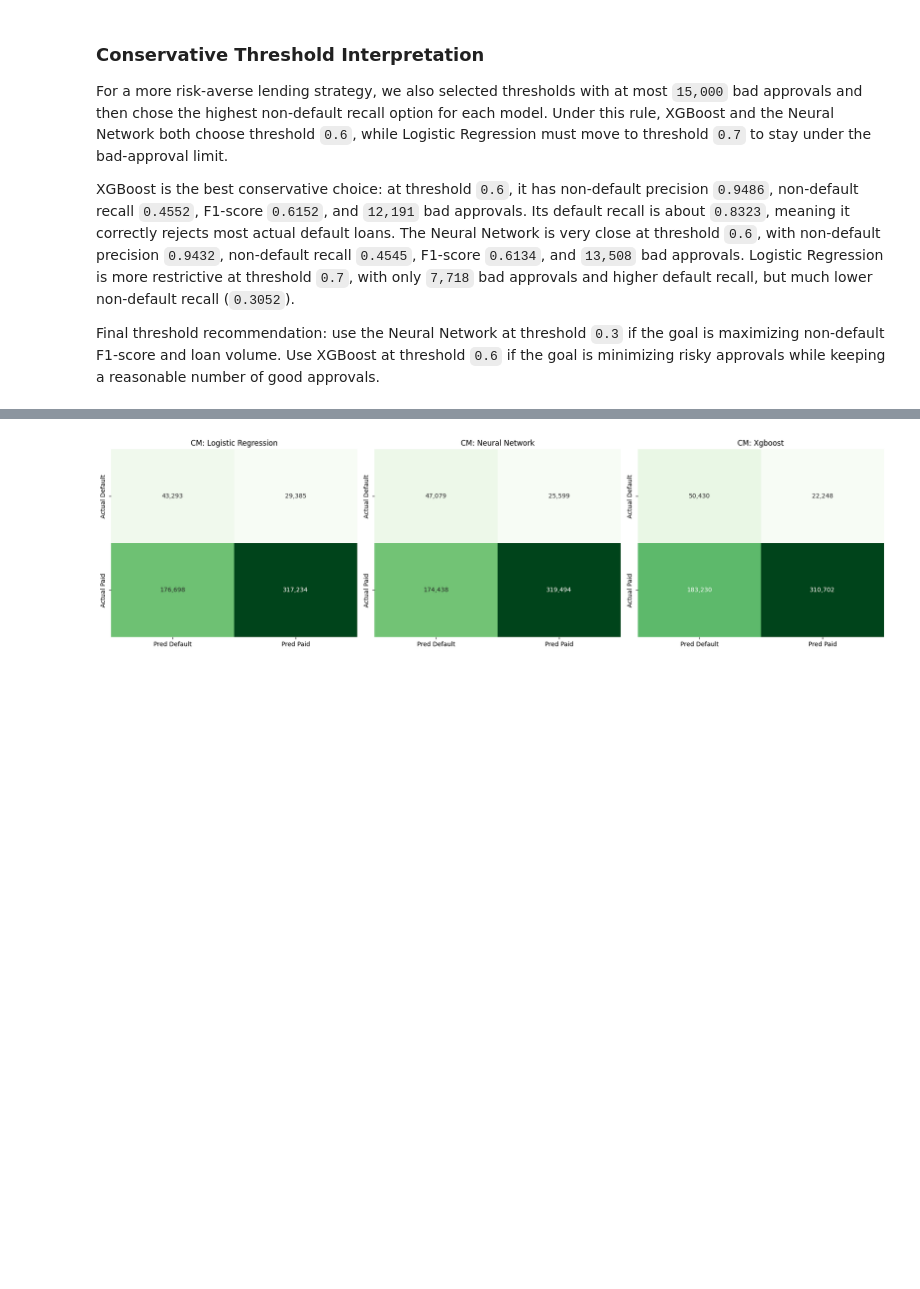
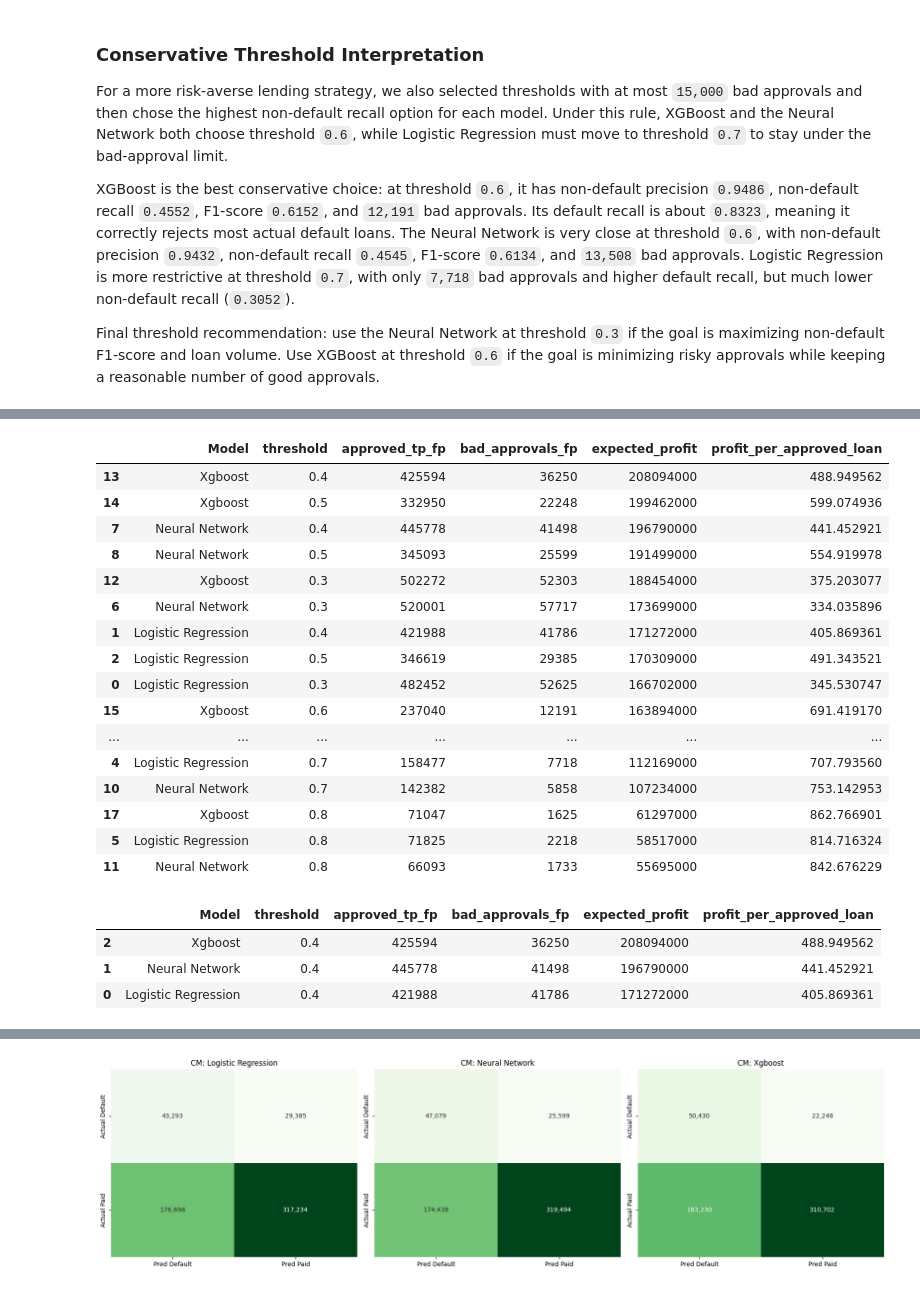
Before and after one commit to aliahhmad/rit_csci_635_ml_project, a Jupyter notebook: Phase_3_Results_And_Evaluation_2026-04-22.ipynb, the cells around one changed output, grey strips where cells are left out. Saved outputs shown, nothing was run; the diff lists cells and outputs as text; code cells hidden in the pictures; blank space fills up the shorter version.

Commit message:
Added cost/profit analysis in phase 3, and corrected comments/markdowns in phase 2 for cosistency with results'

```diff
--- a/Phase_3_Results_And_Evaluation_2026-04-22.ipynb
+++ b/Phase_3_Results_And_Evaluation_2026-04-22.ipynb
@@ -230,0 +245,67 @@ Final threshold recommendation: use the Neural Network at threshold `0.3` if the
+# %%
+profit_per_good_loan = 1000
+loss_per_bad_loan = 5000
+
+profit_df = all_thresholds_combined.copy()
+
+profit_df["expected_profit"] = (
+    profit_df["tp"] * profit_per_good_loan
+    - profit_df["fp"] * loss_per_bad_loan
+)
+
+profit_df["profit_per_approved_loan"] = (
+    profit_df["expected_profit"] / profit_df["approved_tp_fp"]
+)
+
+profit_df[
+    [
+        "Model",
+        "threshold",
+        "approved_tp_fp",
+        "bad_approvals_fp",
+        "expected_profit",
+        "profit_per_approved_loan"
+    ]
+].sort_values("expected_profit", ascending=False)
+# %% [output]
+|  | Model | threshold | approved_tp_fp | bad_approvals_fp | expected_profit | profit_per_approved_loan |
+| 13 | Xgboost | 0.4 | 425594 | 36250 | 208094000 | 488.949562 |
+| 14 | Xgboost | 0.5 | 332950 | 22248 | 199462000 | 599.074936 |
+| 7 | Neural Network | 0.4 | 445778 | 41498 | 196790000 | 441.452921 |
+| 8 | Neural Network | 0.5 | 345093 | 25599 | 191499000 | 554.919978 |
+| 12 | Xgboost | 0.3 | 502272 | 52303 | 188454000 | 375.203077 |
+| 6 | Neural Network | 0.3 | 520001 | 57717 | 173699000 | 334.035896 |
+| 1 | Logistic Regression | 0.4 | 421988 | 41786 | 171272000 | 405.869361 |
+| 2 | Logistic Regression | 0.5 | 346619 | 29385 | 170309000 | 491.343521 |
+| 0 | Logistic Regression | 0.3 | 482452 | 52625 | 166702000 | 345.530747 |
+| 15 | Xgboost | 0.6 | 237040 | 12191 | 163894000 | 691.419170 |
+| ... | ... | ... | ... | ... | ... | ... |
+| 4 | Logistic Regression | 0.7 | 158477 | 7718 | 112169000 | 707.793560 |
+| 10 | Neural Network | 0.7 | 142382 | 5858 | 107234000 | 753.142953 |
+| 17 | Xgboost | 0.8 | 71047 | 1625 | 61297000 | 862.766901 |
+| 5 | Logistic Regression | 0.8 | 71825 | 2218 | 58517000 | 814.716324 |
+| 11 | Neural Network | 0.8 | 66093 | 1733 | 55695000 | 842.676229 |
+# %%
+best_profit_by_model = (
+    profit_df
+    .sort_values(["Model", "expected_profit"], ascending=[True, False])
+    .groupby("Model")
+    .head(1)
+    .reset_index(drop=True)
+)
+
+best_profit_by_model[
+    [
+        "Model",
+        "threshold",
+        "approved_tp_fp",
+        "bad_approvals_fp",
+        "expected_profit",
+        "profit_per_approved_loan"
+    ]
+].sort_values("expected_profit", ascending=False)
+# %% [output]
+|  | Model | threshold | approved_tp_fp | bad_approvals_fp | expected_profit | profit_per_approved_loan |
+| 2 | Xgboost | 0.4 | 425594 | 36250 | 208094000 | 488.949562 |
+| 1 | Neural Network | 0.4 | 445778 | 41498 | 196790000 | 441.452921 |
+| 0 | Logistic Regression | 0.4 | 421988 | 41786 | 171272000 | 405.869361 |
```
Also changed, not shown: parts of 7 cells of this notebook, 3 other files.
